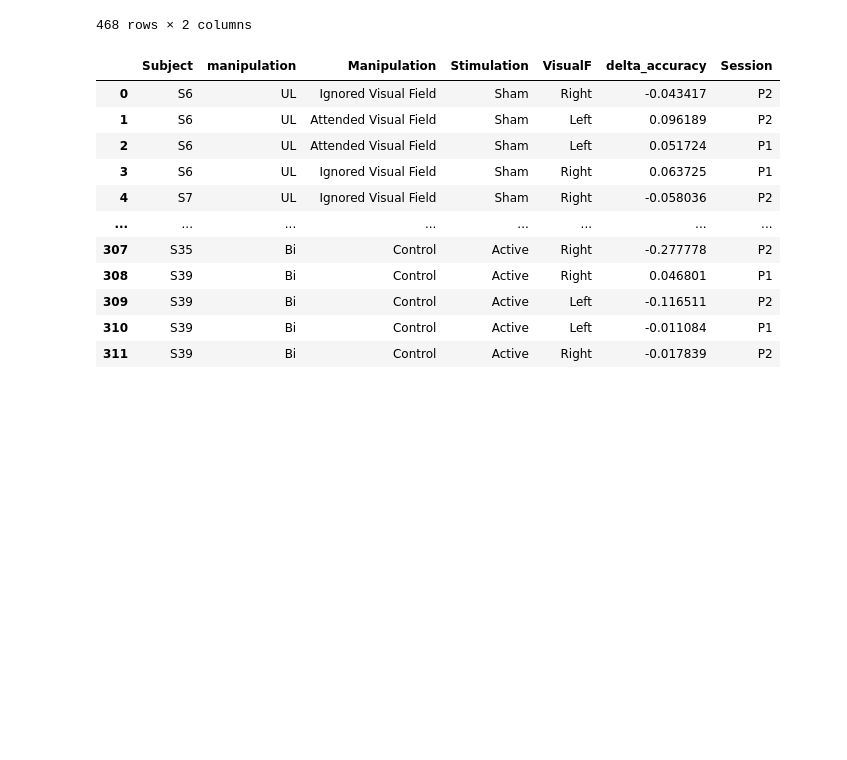
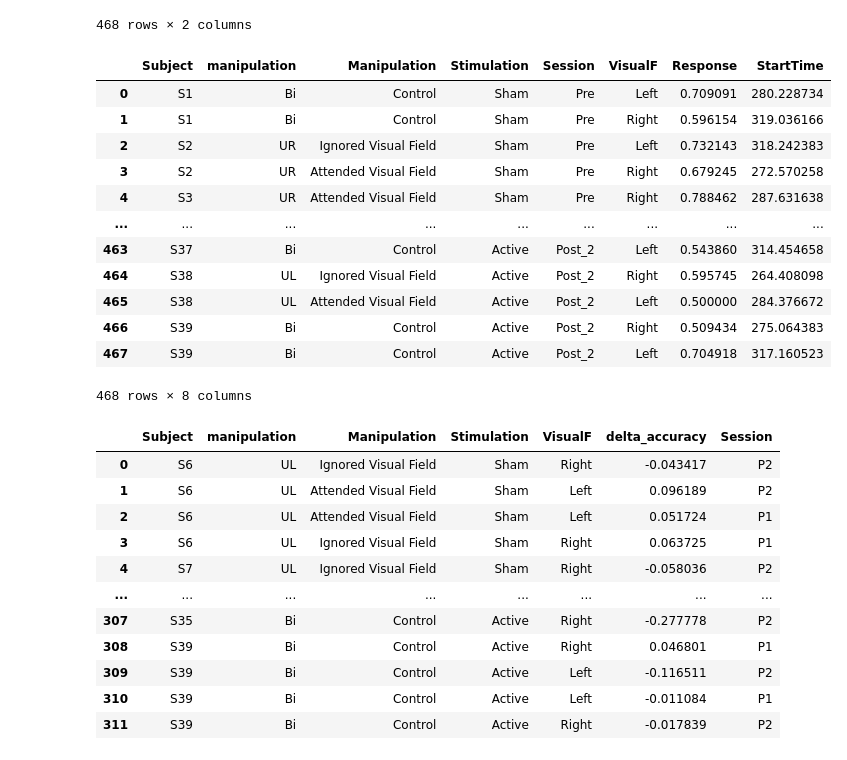
Before and after one commit to MikePsi/Final_Python_Assignment, a Jupyter notebook: python_project_course.ipynb, the cells around one changed output. Drawn from its saved outputs; the diff is of its cells as text; code cells hidden in the pictures; blank space fills up the shorter version.

```diff
--- a/python_project_course.ipynb
+++ b/python_project_course.ipynb
@@ -367,5 +377,21 @@ os.chdir(r'C:\Users\tosim\OneDrive\Desktop\Python_neuroscience\Python_course_fin
 # %%
 os.chdir(r'C:\Users\tosim\OneDrive\Desktop\Python_neuroscience\Python_course_final_assignment')
+# %%
+pd.read_csv("long_format_collapsed.csv")
+# %% [output]
+|  | Subject | manipulation | Manipulation | Stimulation | Session | VisualF | Response | StartTime |
+| 0 | S1 | Bi | Control | Sham | Pre | Left | 0.709091 | 280.228734 |
+| 1 | S1 | Bi | Control | Sham | Pre | Right | 0.596154 | 319.036166 |
+| 2 | S2 | UR | Ignored Visual Field | Sham | Pre | Left | 0.732143 | 318.242383 |
+| 3 | S2 | UR | Attended Visual Field | Sham | Pre | Right | 0.679245 | 272.570258 |
+| 4 | S3 | UR | Attended Visual Field | Sham | Pre | Right | 0.788462 | 287.631638 |
+| ... | ... | ... | ... | ... | ... | ... | ... | ... |
+| 463 | S37 | Bi | Control | Active | Post_2 | Left | 0.543860 | 314.454658 |
+| 464 | S38 | UL | Ignored Visual Field | Active | Post_2 | Right | 0.595745 | 264.408098 |
+| 465 | S38 | UL | Attended Visual Field | Active | Post_2 | Left | 0.500000 | 284.376672 |
+| 466 | S39 | Bi | Control | Active | Post_2 | Right | 0.509434 | 275.064383 |
+| 467 | S39 | Bi | Control | Active | Post_2 | Left | 0.704918 | 317.160523 |
+468 rows × 8 columns
 # %%
 my_file = pd.read_csv("long_format_collapsed.csv")
 
```
Also changed, not shown: parts of 26 cells of this notebook.
